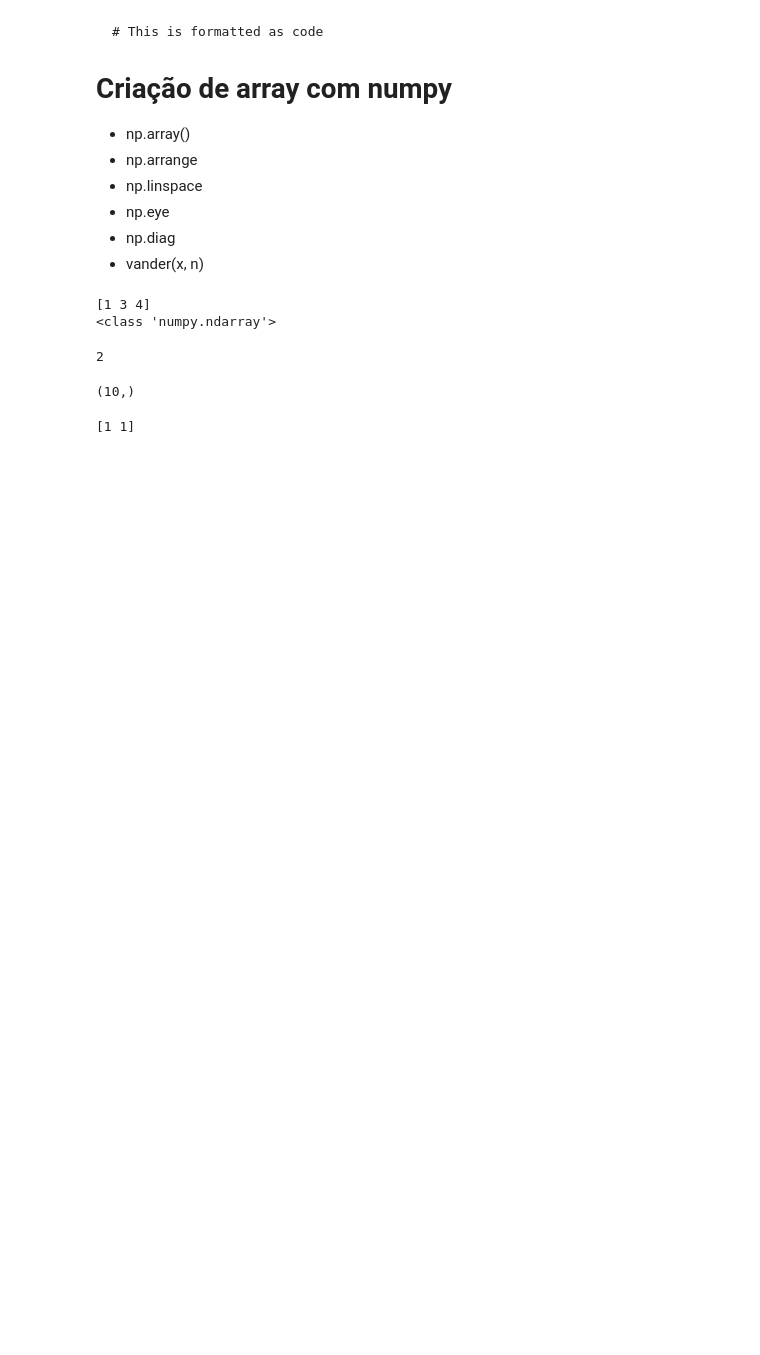
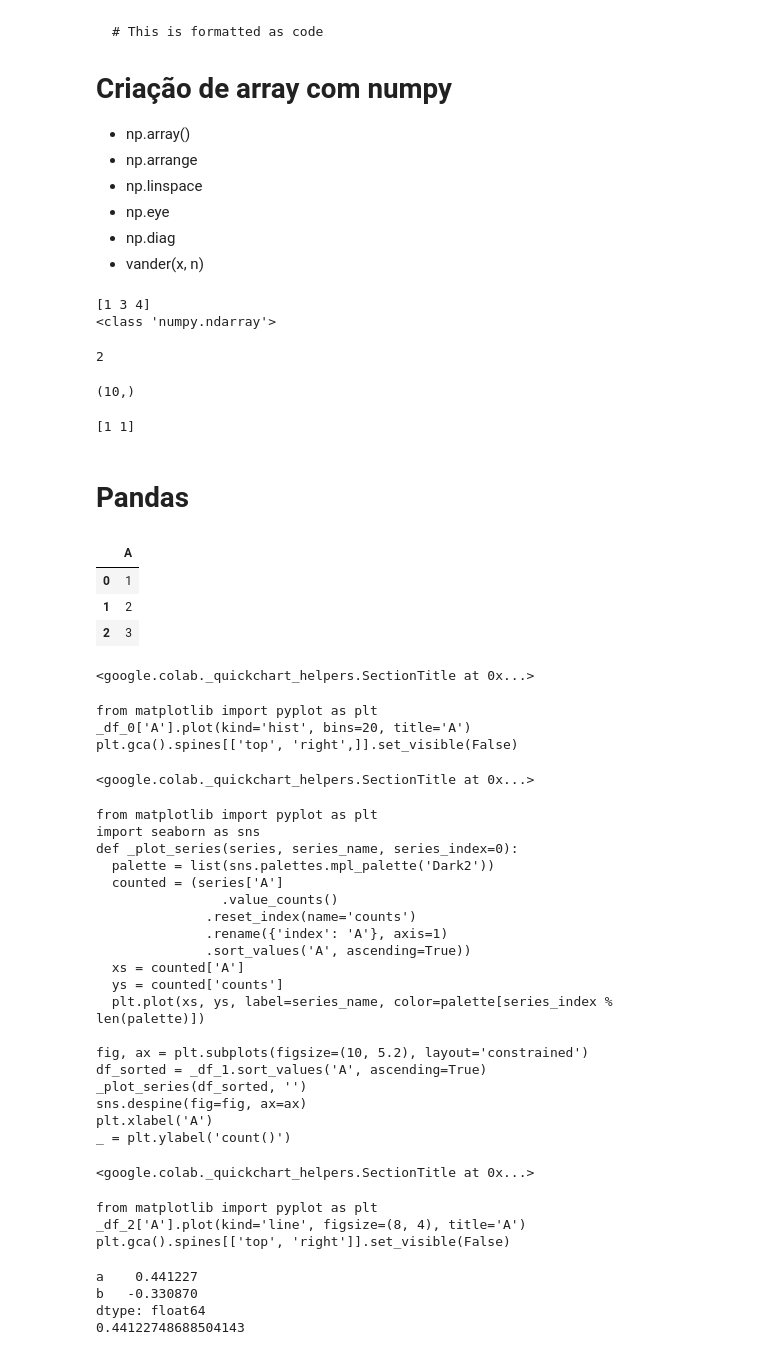
Before and after one commit to IagodFarias/Machine-Learning, a Jupyter notebook: Numpy_Estudo.ipynb, the cells around one changed output. Saved outputs shown, nothing was run; the diff lists cells and outputs as text; code cells hidden in the pictures; blank space fills up the shorter version.

```diff
--- a/Numpy_Estudo.ipynb
+++ b/Numpy_Estudo.ipynb
@@ -37,3 +37,5 @@ x =np.array([np.arange(10), np.arange(10)])
 print(x[:,1])
 # %% [output]
 [1 1]
+# %% [markdown]
+# Pandas
@@ -39,0 +44,45 @@ print(x[:,1])
+# %%
+pd.DataFrame({"A": [1,2,3]})
+# %% [output]
+|  | A |
+| 0 | 1 |
+| 1 | 2 |
+| 2 | 3 |
+<google.colab._quickchart_helpers.SectionTitle at 0x...>
+from matplotlib import pyplot as plt
+_df_0['A'].plot(kind='hist', bins=20, title='A')
+plt.gca().spines[['top', 'right',]].set_visible(False)
+<google.colab._quickchart_helpers.SectionTitle at 0x...>
+from matplotlib import pyplot as plt
+import seaborn as sns
+def _plot_series(series, series_name, series_index=0):
+  palette = list(sns.palettes.mpl_palette('Dark2'))
+  counted = (series['A']
+                .value_counts()
+              .reset_index(name='counts')
+              .rename({'index': 'A'}, axis=1)
+              .sort_values('A', ascending=True))
+  xs = counted['A']
+  ys = counted['counts']
+  plt.plot(xs, ys, label=series_name, color=palette[series_index % len(palette)])
+
+fig, ax = plt.subplots(figsize=(10, 5.2), layout='constrained')
+df_sorted = _df_1.sort_values('A', ascending=True)
+_plot_series(df_sorted, '')
+sns.despine(fig=fig, ax=ax)
+plt.xlabel('A')
+_ = plt.ylabel('count()')
+<google.colab._quickchart_helpers.SectionTitle at 0x...>
+from matplotlib import pyplot as plt
+_df_2['A'].plot(kind='line', figsize=(8, 4), title='A')
+plt.gca().spines[['top', 'right']].set_visible(False)
+# %%
+np.random.seed(5)
+s = pd.Series(np.random.randn(2), index=["a", "b"])
+print(s)
+print(s["a"])
+# %% [output]
+a    0.441227
+b   -0.330870
+dtype: float64
+0.44122748688504143
```
Also changed, not shown: parts of 2 cells of this notebook.
